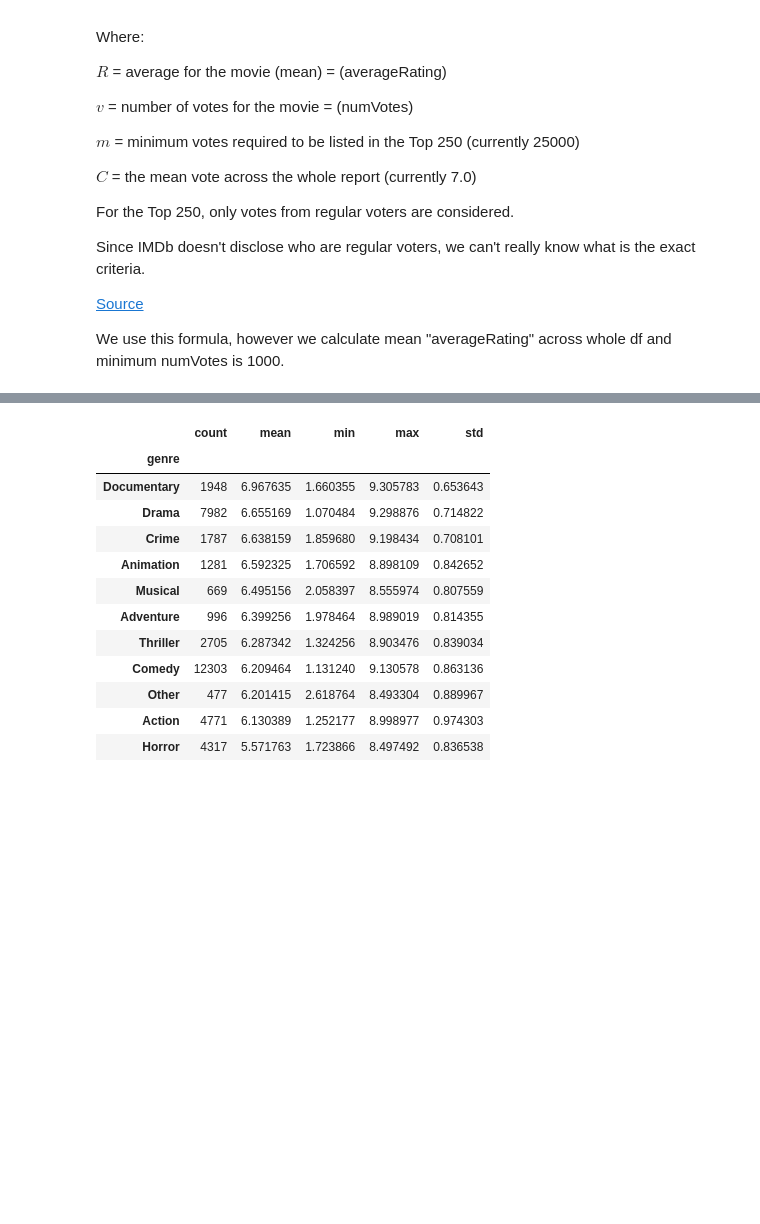
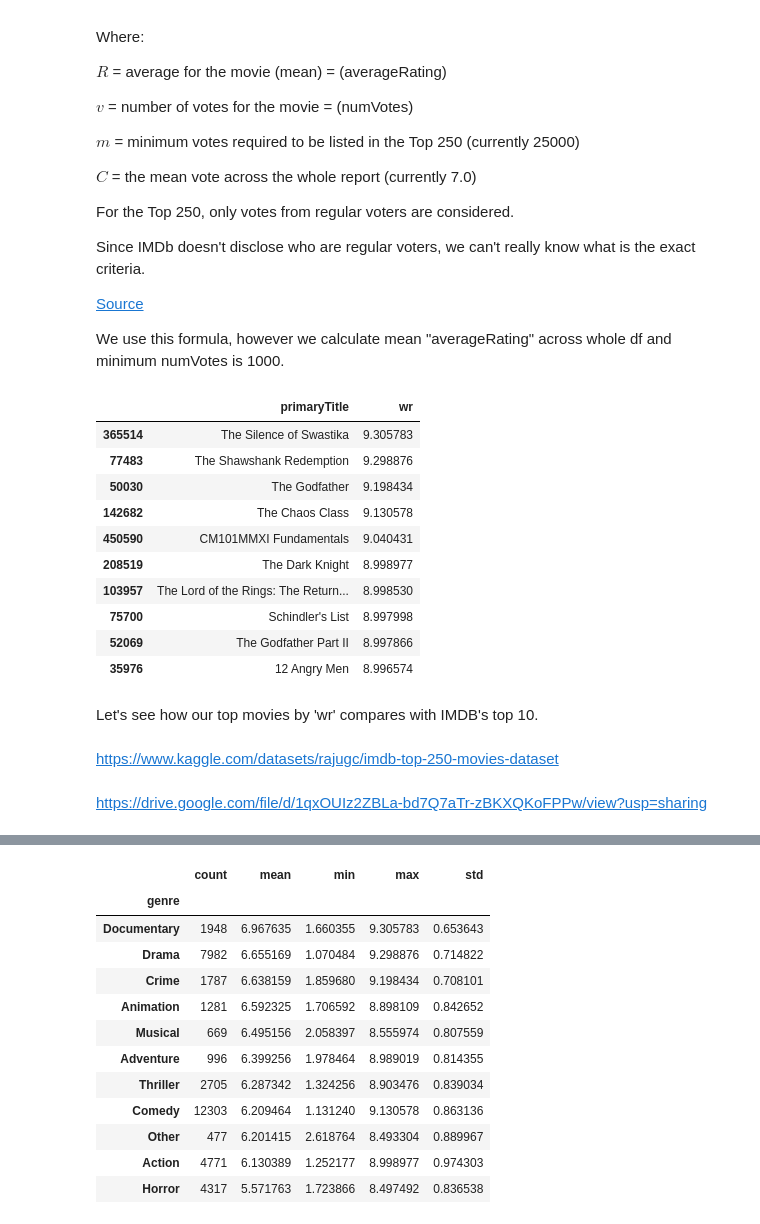
Before and after one commit to a-maksimov/data_analysis, a Jupyter notebook: imdb_horror_analysis.ipynb, the cells around one changed output, grey strips where cells are left out. Drawn from its saved outputs; the diff is of its cells as text; code cells hidden in the pictures; blank space fills up the shorter version.

```diff
--- a/imdb_horror_analysis.ipynb
+++ b/imdb_horror_analysis.ipynb
@@ -228,3 +244,23 @@ Since IMDb doesn't disclose who are regular voters, we can't really know what is
 We use this formula, however we calculate mean "averageRating" across whole df and minimum numVotes is 1000.
 # %%
 df['wr'] = ((df['numVotes'] / (df['numVotes'] + min_numVotes)) * df['averageRating']) + ((min_numVotes / (df['numVotes'] + min_numVotes)) * df['averageRating'].mean())
+# %%
+df[['primaryTitle', 'wr']].sort_values('wr', ascending=False).head(10)
+# %% [output]
+|  | primaryTitle | wr |
+| 365514 | The Silence of Swastika | 9.305783 |
+| 77483 | The Shawshank Redemption | 9.298876 |
+| 50030 | The Godfather | 9.198434 |
+| 142682 | The Chaos Class | 9.130578 |
+| 450590 | CM101MMXI Fundamentals | 9.040431 |
+| 208519 | The Dark Knight | 8.998977 |
+| 103957 | The Lord of the Rings: The Return... | 8.998530 |
+| 75700 | Schindler's List | 8.997998 |
+| 52069 | The Godfather Part II | 8.997866 |
+| 35976 | 12 Angry Men | 8.996574 |
+# %% [markdown]
+Let's see how our top movies by 'wr' compares with IMDB's top 10.
+# %% [markdown]
+https://www.kaggle.com/datasets/rajugc/imdb-top-250-movies-dataset
+# %% [markdown]
+https://drive.google.com/file/d/1qxOUIz2ZBLa-bd7Q7aTr-zBKXQKoFPPw/view?usp=sharing
```
Also changed, not shown: parts of 12 cells of this notebook.
